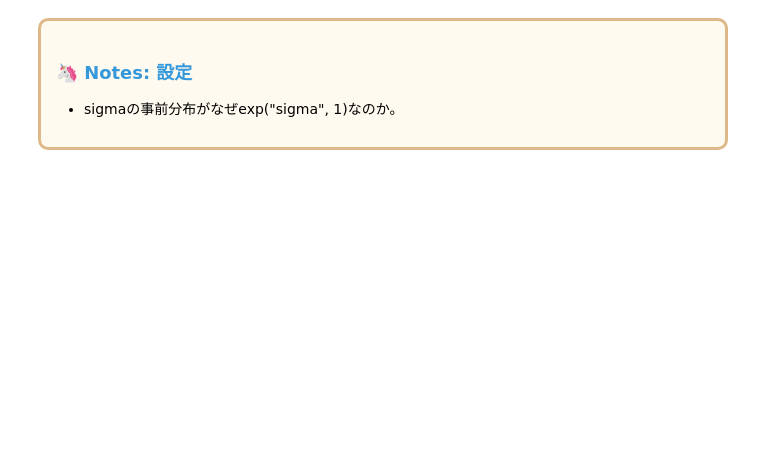
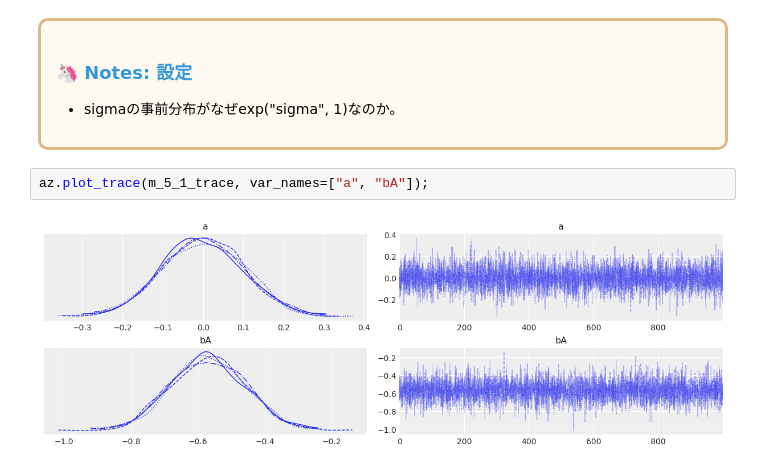
Before and after one commit to styuk/Bayes-Python, a Jupyter notebook: chapter5/chapter5.ipynb, the cells around one changed output. Saved outputs shown, nothing was run; the diff lists cells and outputs as text; blank space fills up the shorter version.

```diff
--- a/chapter5/chapter5.ipynb
+++ b/chapter5/chapter5.ipynb
@@ -123,3 +127,7 @@ Sampling 4 chains for 1_000 tune and 1_000 draw iterations (4_000 + 4_000 draws
 <h3 align="left"><font color='#3498DB'>🦄 Notes: 設定</font></h3>
 
 * sigmaの事前分布がなぜexp("sigma", 1)なのか。
+# %%
+az.plot_trace(m_5_1_trace, var_names=["a", "bA"]);
+# %% [output]
+[figure, added]
```
Also changed, not shown: parts of 17 cells of this notebook.
